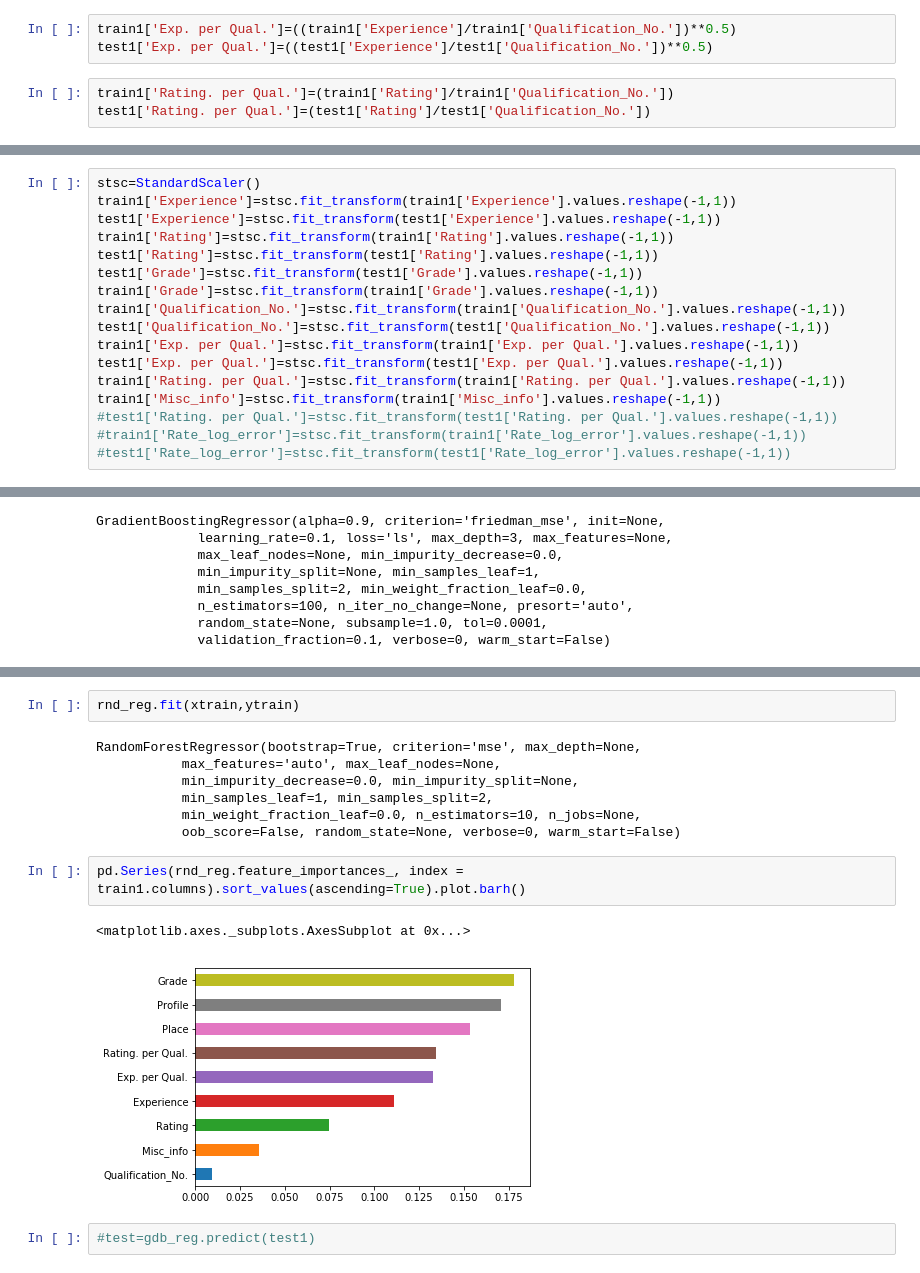
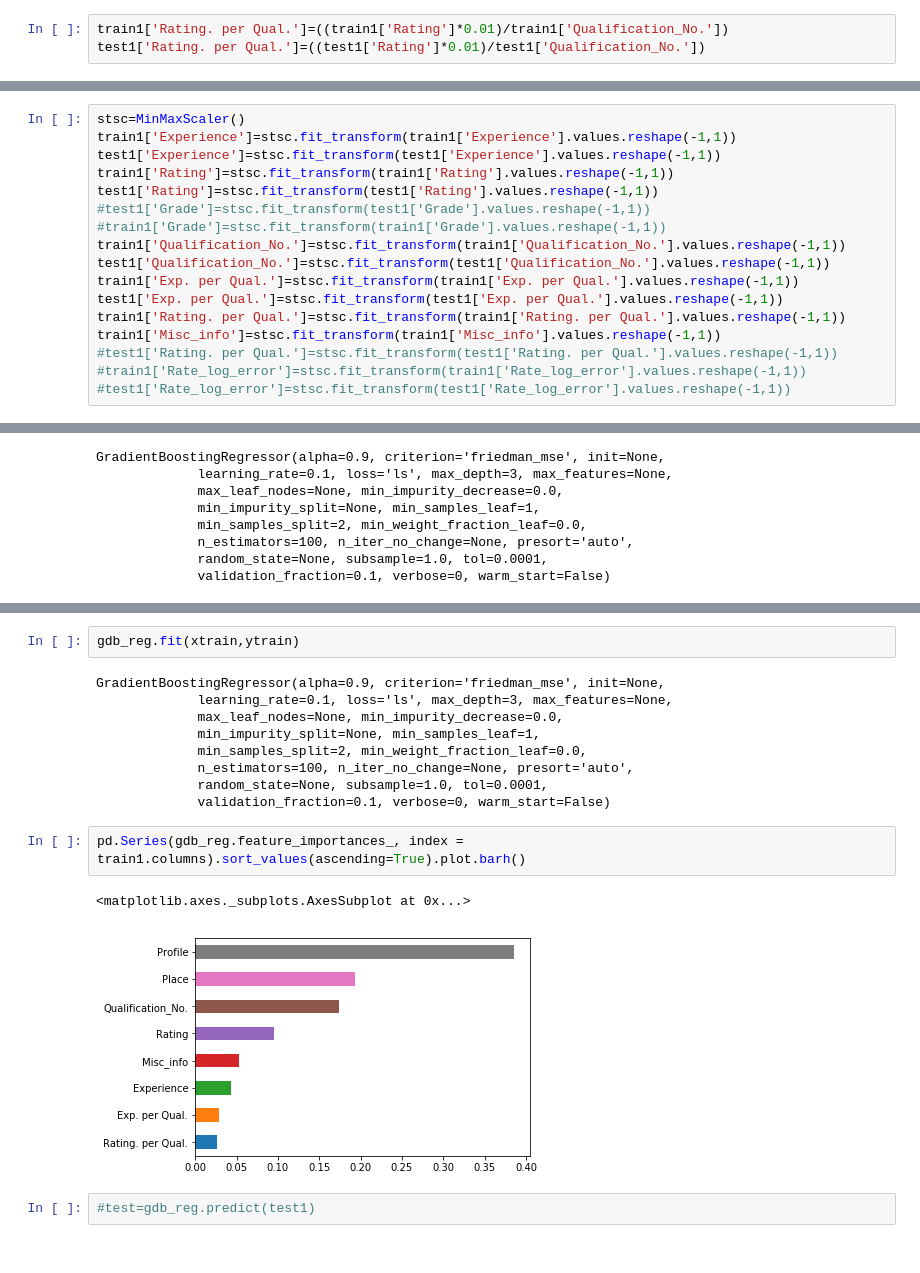
Before and after one commit to RahulGupta16/MachineHack-Consultance-Fees-Prediction, a Jupyter notebook: MachineHack Consultance Price prediction.ipynb, the cells around one changed output, grey strips where cells are left out. Cells and saved outputs as stored; diff of their text form.

```diff
--- a/MachineHack Consultance Price prediction.ipynb
+++ b/MachineHack Consultance Price prediction.ipynb
@@ -346,9 +438,6 @@ train1[train1.Grade.isnull()]
 # %%
-train1['Exp. per Qual.']=((train1['Experience']/train1['Qualification_No.'])**0.5)
-test1['Exp. per Qual.']=((test1['Experience']/test1['Qualification_No.'])**0.5)
+train1['Rating. per Qual.']=((train1['Rating']*0.01)/train1['Qualification_No.'])
+test1['Rating. per Qual.']=((test1['Rating']*0.01)/test1['Qualification_No.'])
-# %%
-train1['Rating. per Qual.']=(train1['Rating']/train1['Qualification_No.'])
-test1['Rating. per Qual.']=(test1['Rating']/test1['Qualification_No.'])
 # %%
 train1.head()
 # %% [output]
@@ -394,13 +483,13 @@ test1['Profile']=le.fit_transform(test1['Profile'])
 label=train1['Fees']
 train1.drop(columns=['Fees'],inplace=True)
 # %%
-stsc=StandardScaler()
+stsc=MinMaxScaler()
 train1['Experience']=stsc.fit_transform(train1['Experience'].values.reshape(-1,1))
 test1['Experience']=stsc.fit_transform(test1['Experience'].values.reshape(-1,1))
 train1['Rating']=stsc.fit_transform(train1['Rating'].values.reshape(-1,1))
 test1['Rating']=stsc.fit_transform(test1['Rating'].values.reshape(-1,1))
-test1['Grade']=stsc.fit_transform(test1['Grade'].values.reshape(-1,1))
-train1['Grade']=stsc.fit_transform(train1['Grade'].values.reshape(-1,1))
+#test1['Grade']=stsc.fit_transform(test1['Grade'].values.reshape(-1,1))
+#train1['Grade']=stsc.fit_transform(train1['Grade'].values.reshape(-1,1))
 train1['Qualification_No.']=stsc.fit_transform(train1['Qualification_No.'].values.reshape(-1,1))
 test1['Qualification_No.']=stsc.fit_transform(test1['Qualification_No.'].values.reshape(-1,1))
 train1['Exp. per Qual.']=stsc.fit_transform(train1['Exp. per Qual.'].values.reshape(-1,1))
@@ -548,18 +634,20 @@ Index(['Experience', 'Rating', 'Place', 'Profile', 'Misc_info',
       dtype='object')
 # %%
-rnd_reg.fit(xtrain,ytrain)
+gdb_reg.fit(xtrain,ytrain)
 # %% [output]
-RandomForestRegressor(bootstrap=True, criterion='mse', max_depth=None,
-           max_features='auto', max_leaf_nodes=None,
-           min_impurity_decrease=0.0, min_impurity_split=None,
-           min_samples_leaf=1, min_samples_split=2,
-           min_weight_fraction_leaf=0.0, n_estimators=10, n_jobs=None,
-           oob_score=False, random_state=None, verbose=0, warm_start=False)
+GradientBoostingRegressor(alpha=0.9, criterion='friedman_mse', init=None,
+             learning_rate=0.1, loss='ls', max_depth=3, max_features=None,
+             max_leaf_nodes=None, min_impurity_decrease=0.0,
+             min_impurity_split=None, min_samples_leaf=1,
+             min_samples_split=2, min_weight_fraction_leaf=0.0,
+             n_estimators=100, n_iter_no_change=None, presort='auto',
+             random_state=None, subsample=1.0, tol=0.0001,
+             validation_fraction=0.1, verbose=0, warm_start=False)
 # %%
-pd.Series(rnd_reg.feature_importances_, index = train1.columns).sort_values(ascending=True).plot.barh()
+pd.Series(gdb_reg.feature_importances_, index = train1.columns).sort_values(ascending=True).plot.barh()
 # %% [output]
 <matplotlib.axes._subplots.AxesSubplot at 0x...>
-[figure, old version]
+[figure, new version]
 # %%
 #test=gdb_reg.predict(test1)
 # %%
```
Also changed, not shown: parts of 58 cells of this notebook.
